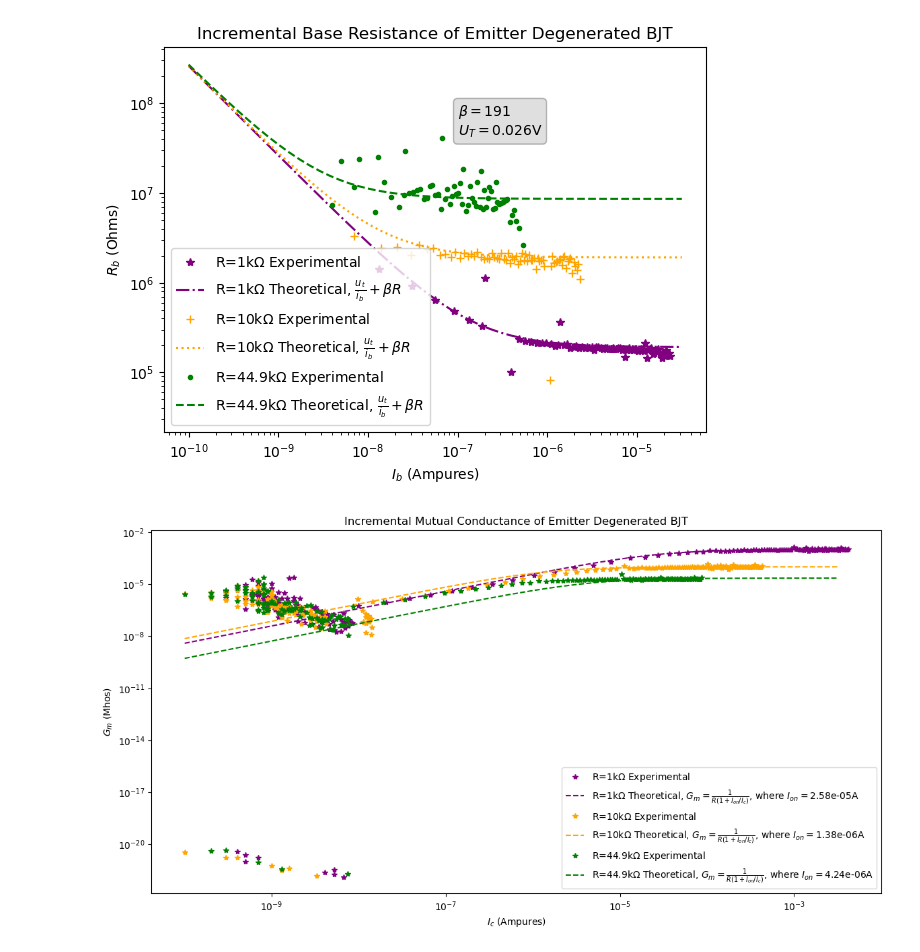
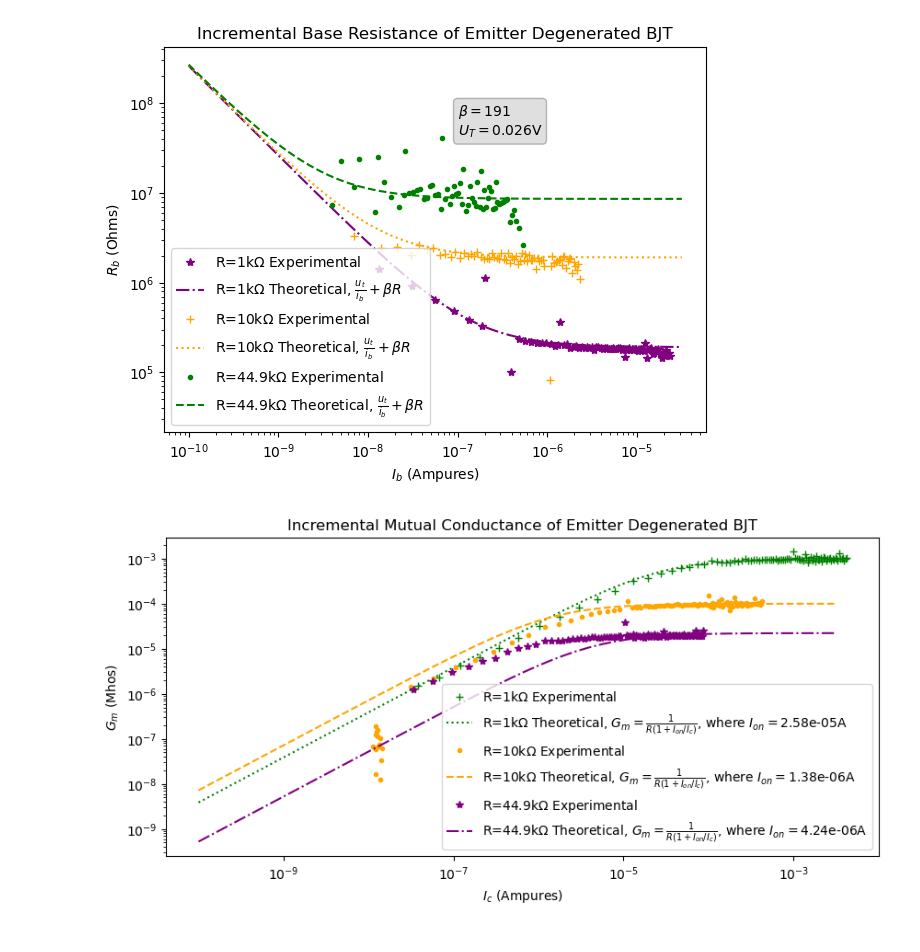
Before and after one commit to akshat-creator/IntroMicroelectronicCircuitswithLaboratory, a Jupyter notebook: Lab3/exp2.ipynb, the cells around one changed output. Drawn from its saved outputs; the diff is of its cells as text; code cells hidden in the pictures.

Commit message:
Fix exp2 G_m plot

```diff
--- a/Lab3/exp2.ipynb
+++ b/Lab3/exp2.ipynb
@@ -211,45 +211,51 @@ plt.close()
 # %% [output]
 [figure]
 # %%
-plt.figure(figsize=(14,7))
+plt.figure(figsize=(10, 4.5))
 plt.loglog()
 
 cmap = ["purple", "orange", "green"]
-i = 0
+marks = ["*", ".", "+"]
+lines = ["-.", "--", ":"]
 
 for r, df in exp2_data.items():
     i_c = np.abs(df["current_collector"])
     v_b = np.abs(df["voltage_base"])
 
-    color = cmap[i]
-    i += 1
+    valid_range = i_c > 1e-8
+    i_c = i_c[valid_range]
+    v_b = v_b[valid_range]
+
+    color = cmap.pop()
+    mark = marks.pop()
+    line = lines.pop()
 
     G_m = np.diff(i_c) / np.diff(v_b)
 
     res = exp2_res_map[r]
     start = np.min(i_b)
     end = np.max(i_b)
 
-    plt.plot(i_c[:-1], G_m, "*", color=color, label=f"R={r}$\Omega$ Experimental")
+    plt.plot(i_c[:-1], G_m, mark, color=color, label=f"R={r}$\Omega$ Experimental")
 
     i_c_theoretical = np.logspace(-10, -2.5)
 
     v_on = v_on_map[r]
     i_on = i_s * np.exp(v_on/u_t)
     G_m_theoretical = 1/res / (1 + i_on / i_c_theoretical)
 
-    plt.plot(i_c_theoretical, G_m_theoretical, "--", color=color, label=f"R={r}$\Omega$ Theoretical, " + "$G_m =\\frac{1}{R (1+I_{on}/I_c)}$, where $I_{on}=$" + f"{i_on:0.3}A")
+    plt.plot(i_c_theoretical, G_m_theoretical, line, color=color, label=f"R={r}$\Omega$ Theoretical, " + "$G_m =\\frac{1}{R (1+I_{on}/I_c)}$, where $I_{on}=$" + f"{i_on:0.3}A")
 
 
 plt.xlabel("$I_c$ (Ampures)")
 plt.ylabel("$G_m$ (Mhos)")
 plt.title(f"Incremental Mutual Conductance of Emitter Degenerated BJT")
 
 props = dict(boxstyle="round", facecolor="gray", alpha=0.25)
 
 plt.legend()
 plt.savefig("exp2-Gm.pdf")
 plt.show()
 plt.close()
 # %% [output]
-[figure, old version]
+[figure, new version]
```
Also changed, not shown: 1 other file.
